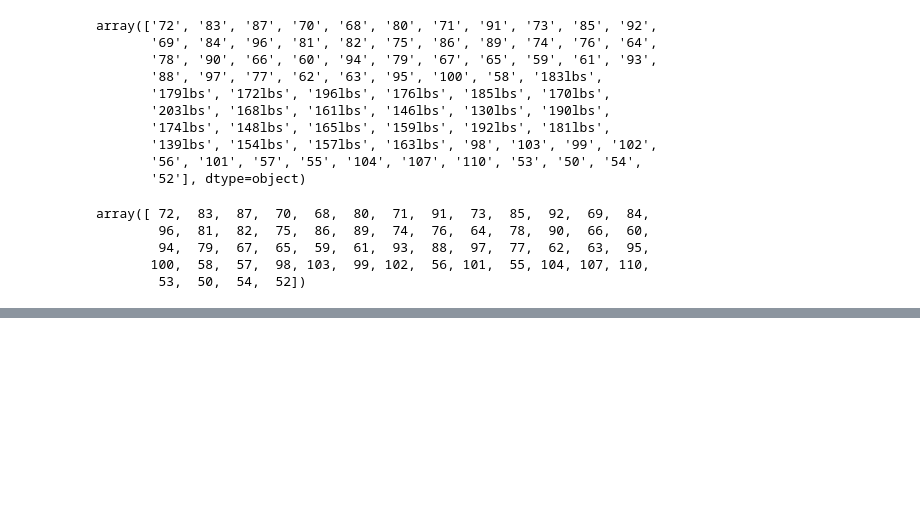
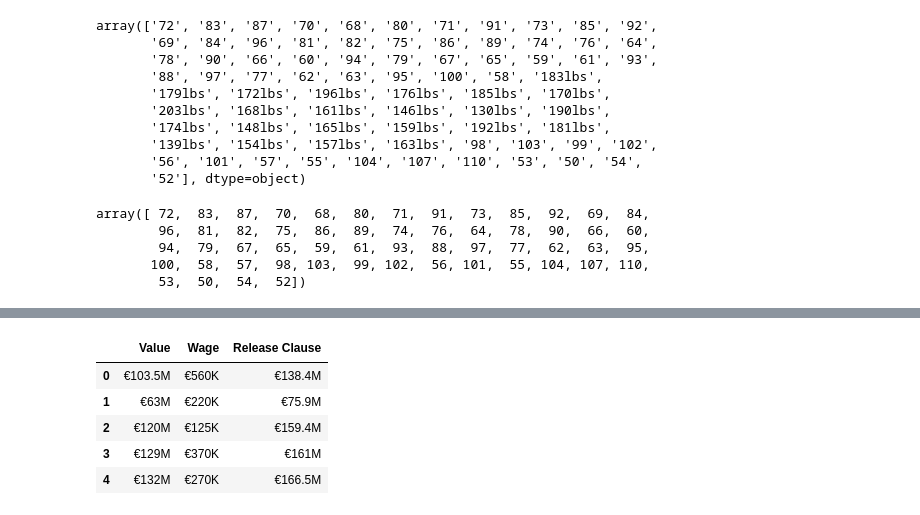
Before and after one commit to NhatNamPhan/ETL_MiniData, a Jupyter notebook: transform_data.ipynb, the cells around one changed output, grey strips where cells are left out. Drawn from its saved outputs; the diff is of its cells as text; code cells hidden in the pictures; blank space fills up the shorter version.

```diff
--- a/transform_data.ipynb
+++ b/transform_data.ipynb
@@ -174,0 +187,9 @@ array([ 72,  83,  87,  70,  68,  80,  71,  91,  73,  85,  92,  69,  84,
+# %%
+df[['Value', 'Wage', 'Release Clause']].head()
+# %% [output]
+|  | Value | Wage | Release Clause |
+| 0 | €103.5M | €560K | €138.4M |
+| 1 | €63M | €220K | €75.9M |
+| 2 | €120M | €125K | €159.4M |
+| 3 | €129M | €370K | €161M |
+| 4 | €132M | €270K | €166.5M |
```
Also changed, not shown: parts of 4 cells of this notebook, 1 other file.
